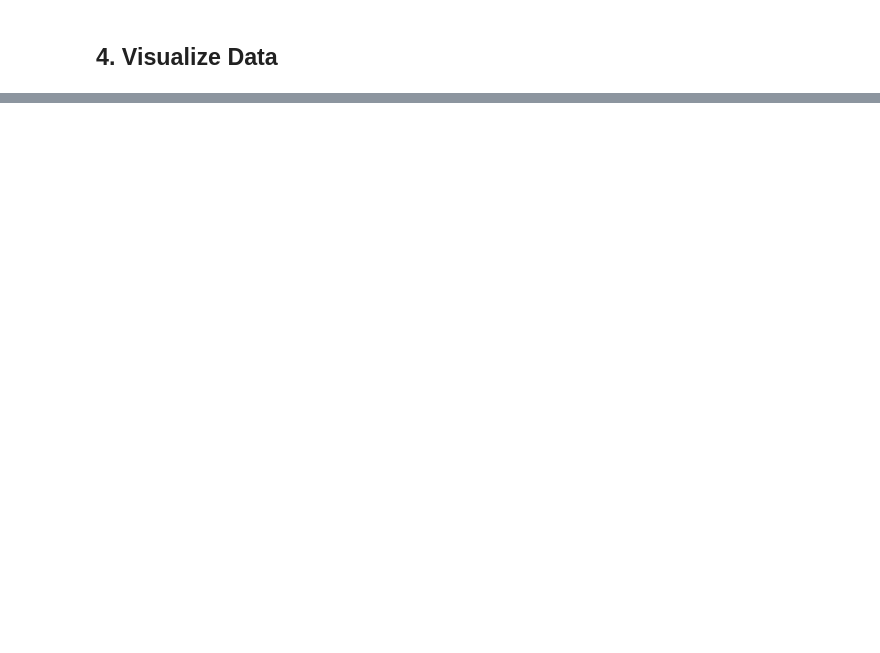
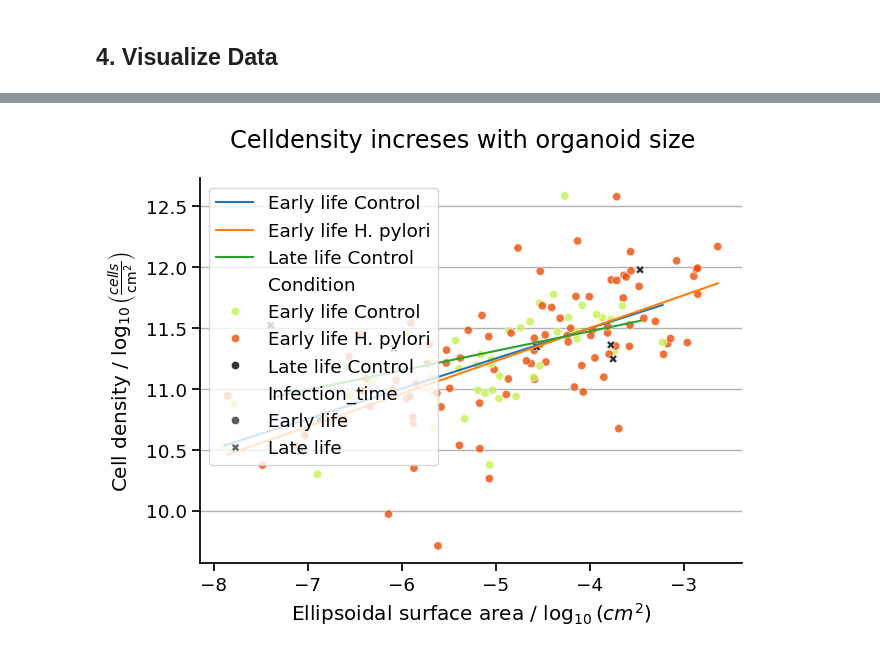
Before and after one commit to DaRoemer/OrganoCellQuant, a Jupyter notebook: Cell_count_analysis.ipynb, the cells around one changed output, grey strips where cells are left out. Cells and saved outputs as stored; diff of their text form; code cells hidden in the pictures; blank space fills up the shorter version.

```diff
--- a/Cell_count_analysis.ipynb
+++ b/Cell_count_analysis.ipynb
@@ -597,2 +615,45 @@ DataTrusted.head(1)
+# %%
+# Fit a linear regression model for each group
+fig, ax1 = plt.subplots(figsize=(7,5), n)
+
+for group, group_data in DataTrusted.groupby('Condition'):
+    model_group = ols(f'cells_per_area_log ~ Ellipsoid_surface_area_log', data=group_data).fit()
+
+    # Add the linear regression line
+    sns.lineplot(x=group_data['Ellipsoid_surface_area_log'], y=model_group.fittedvalues,label=f'{group}', ax= ax1)
+
+    # Create a scatter plot
+    sns.scatterplot(y='cells_per_area_log',
+                    x='Ellipsoid_surface_area_log',
+                    data=DataTrusted,
+                    hue="Condition",
+                    palette=['#c4f250', '#eb4d05', 'black'],
+                    style='Infection_time',
+                    alpha=0.8,
+                    ax= ax1)
+
+handles, labels = ax1.get_legend_handles_labels()
+
+# ax1.legend(handles=[(),(handles[0], handles[3]), (handles[1], handles[3]), (), (handles[1], handles[3]), (handles[1], handles[3])],
+#         labels=['Infection', 'Control', '$\it{H. Pylori}$', 'Time of infection', 'Early life', 'Late life'],
+#         loc='best', handlelength=6,
+#         handler_map={tuple: HandlerTuple(ndivide=None)})
+
+
+
+# Add grid
+ax1.grid(axis='y')
+ax1.set_axisbelow(True)
+ax1.set_ylabel(label)
+ax1.set_xlabel(r'Ellipsoidal surface area / $\log_{10}(cm^2)$')
+fig.suptitle('Celldensity increses with organoid size')
+
+# Remove spine
+for s in ["top", "right"]:
+    ax1.spines[s].set_visible(False)
+
+plt.show()
+# %% [output]
+[figure, added]
 # %%
 # Fit a linear regression model for each group
```
Also changed, not shown: parts of 10 cells of this notebook.
